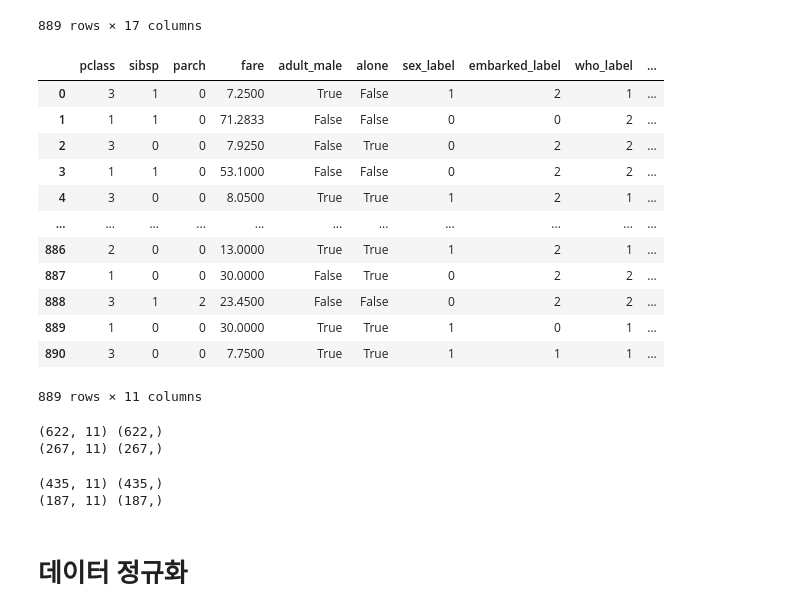
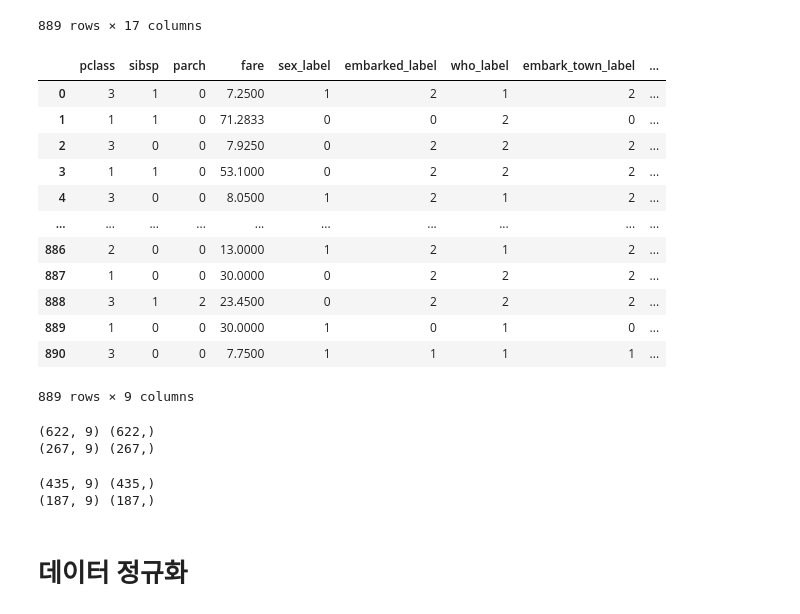
Before and after one commit to msio900/DLearning, a Jupyter notebook: titanic.ipynb, the cells around one changed output. Saved outputs shown, nothing was run; the diff lists cells and outputs as text; code cells hidden in the pictures.

```diff
--- a/titanic.ipynb
+++ b/titanic.ipynb
@@ -130,22 +130,22 @@ x_data
 | 890 | 3 | male | 0 | 0 | 7.7500 | Q | Third | man | True | Queenstown | ... |
 889 rows × 17 columns
 # %%
-x_data_fi = x_data.drop(['sex','class','who','embark_town','alive', 'embarked'], axis=1)
+x_data_fi = x_data.drop(['sex','class','who','embark_town','alive', 'embarked','adult_male','alone'], axis=1)
 x_data_fi
 # %% [output]
-|  | pclass | sibsp | parch | fare | adult_male | alone | sex_label | embarked_label | who_label | ... |
-| 0 | 3 | 1 | 0 | 7.2500 | True | False | 1 | 2 | 1 | ... |
-| 1 | 1 | 1 | 0 | 71.2833 | False | False | 0 | 0 | 2 | ... |
-| 2 | 3 | 0 | 0 | 7.9250 | False | True | 0 | 2 | 2 | ... |
-| 3 | 1 | 1 | 0 | 53.1000 | False | False | 0 | 2 | 2 | ... |
-| 4 | 3 | 0 | 0 | 8.0500 | True | True | 1 | 2 | 1 | ... |
-| ... | ... | ... | ... | ... | ... | ... | ... | ... | ... | ... |
-| 886 | 2 | 0 | 0 | 13.0000 | True | True | 1 | 2 | 1 | ... |
-| 887 | 1 | 0 | 0 | 30.0000 | False | True | 0 | 2 | 2 | ... |
-| 888 | 3 | 1 | 2 | 23.4500 | False | False | 0 | 2 | 2 | ... |
-| 889 | 1 | 0 | 0 | 30.0000 | True | True | 1 | 0 | 1 | ... |
-| 890 | 3 | 0 | 0 | 7.7500 | True | True | 1 | 1 | 1 | ... |
+|  | pclass | sibsp | parch | fare | sex_label | embarked_label | who_label | embark_town_label | ... |
+| 0 | 3 | 1 | 0 | 7.2500 | 1 | 2 | 1 | 2 | ... |
+| 1 | 1 | 1 | 0 | 71.2833 | 0 | 0 | 2 | 0 | ... |
+| 2 | 3 | 0 | 0 | 7.9250 | 0 | 2 | 2 | 2 | ... |
+| 3 | 1 | 1 | 0 | 53.1000 | 0 | 2 | 2 | 2 | ... |
+| 4 | 3 | 0 | 0 | 8.0500 | 1 | 2 | 1 | 2 | ... |
+| ... | ... | ... | ... | ... | ... | ... | ... | ... | ... |
+| 886 | 2 | 0 | 0 | 13.0000 | 1 | 2 | 1 | 2 | ... |
+| 887 | 1 | 0 | 0 | 30.0000 | 0 | 2 | 2 | 2 | ... |
+| 888 | 3 | 1 | 2 | 23.4500 | 0 | 2 | 2 | 2 | ... |
+| 889 | 1 | 0 | 0 | 30.0000 | 1 | 0 | 1 | 0 | ... |
+| 890 | 3 | 0 | 0 | 7.7500 | 1 | 1 | 1 | 1 | ... |
-889 rows × 11 columns
+889 rows × 9 columns
 # %%
 x_train, x_test, y_train, y_test = train_test_split(x_data_fi, y_data,
                                                     test_size=0.3,
@@ -153,8 +153,8 @@ x_train, x_test, y_train, y_test = train_test_split(x_data_fi, y_data,
 print(x_train.shape, y_train.shape)
 print(x_test.shape, y_test.shape)
 # %% [output]
-(622, 11) (622,)
-(267, 11) (267,)
+(622, 9) (622,)
+(267, 9) (267,)
 # %%
 x_train, x_vali, y_train, y_vali = train_test_split(x_train, y_train,
                                                     test_size=0.3,
@@ -163,5 +163,5 @@ x_train, x_vali, y_train, y_vali = train_test_split(x_train, y_train,
 print(x_train.shape, y_train.shape)
 print(x_vali.shape, y_vali.shape)
 # %% [output]
-(435, 11) (435,)
-(187, 11) (187,)
+(435, 9) (435,)
+(187, 9) (187,)
```
Also changed, not shown: parts of 7 cells of this notebook, 2 other files.
